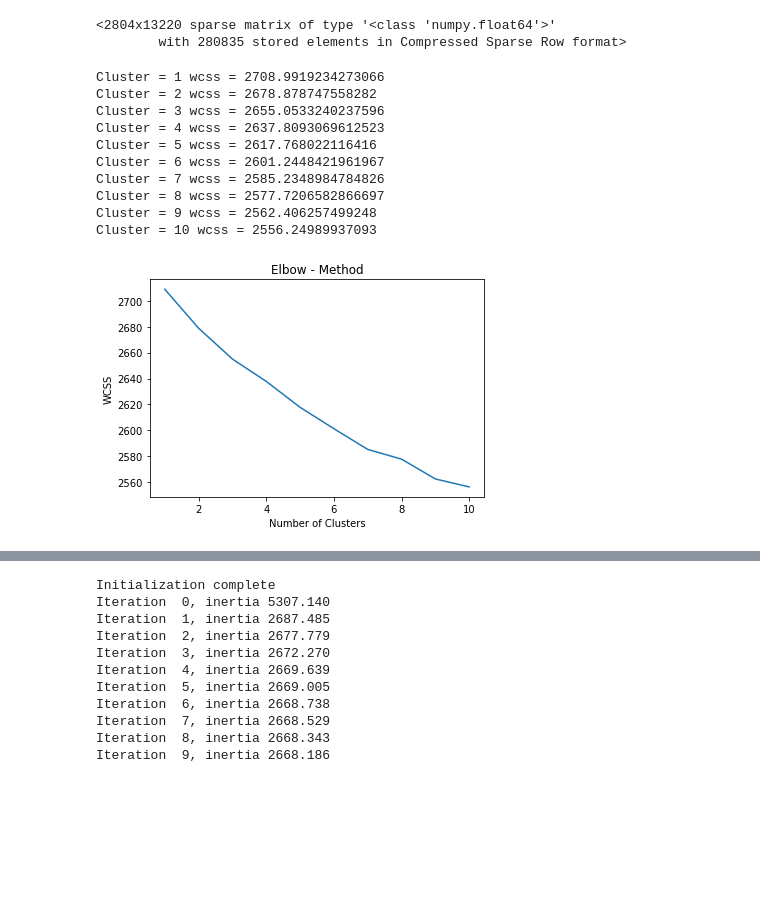
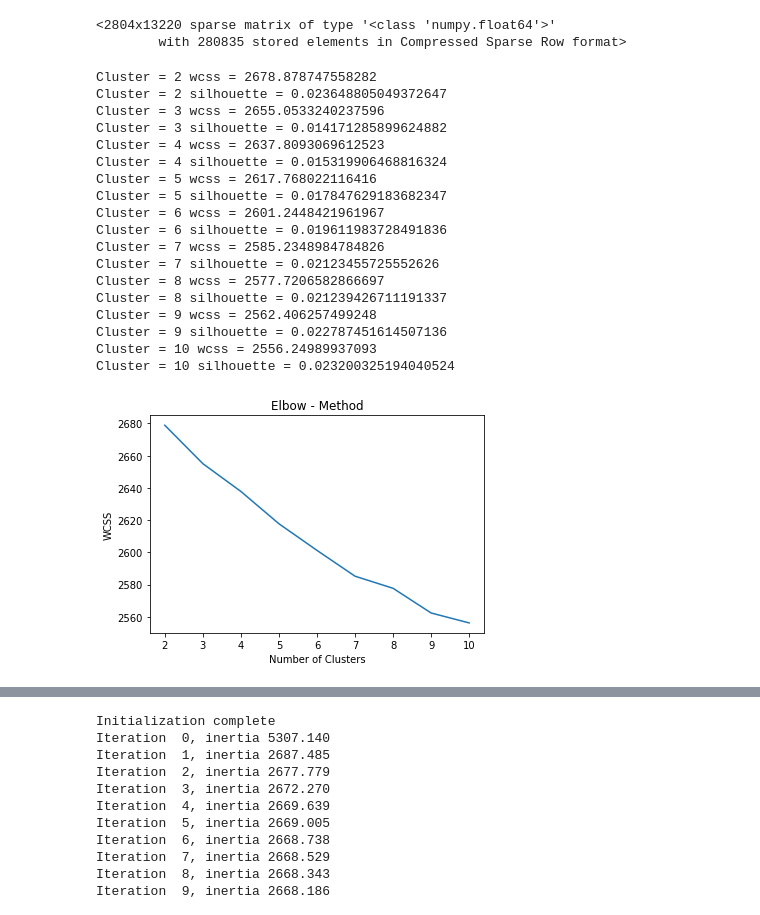
Before and after one commit to bansalrishi/MachineLearningWithPython_UD, a Jupyter notebook: 07. Classify Article.ipynb, the cells around one changed output, grey strips where cells are left out. Saved outputs shown, nothing was run; the diff lists cells and outputs as text; code cells hidden in the pictures; blank space fills up the shorter version.

```diff
--- a/07. Classify Article.ipynb
+++ b/07. Classify Article.ipynb
@@ -32,28 +32,42 @@ X
 # %%
 # Using the elbow method to find the optimal number of clusters
 import matplotlib.pyplot as plt
 import pandas as pd
 from sklearn.cluster import KMeans
+from sklearn.metrics import silhouette_score
+
 wcss = []
-for i in range(1, 11):
+silhouette = []
+for i in range(2, 11):
     k_means = KMeans(n_clusters = i, init = 'k-means++', random_state = 42)
     k_means.fit(X)
     print("Cluster = {0} wcss = {1}".format(i, k_means.inertia_))
     wcss.append(k_means.inertia_)
-plt.plot(range(1, 11), wcss)
+    pred = k_means.predict(X)
+    print("Cluster = {0} silhouette = {1}".format(i, silhouette_score(X, pred)))
+    silhouette.append(silhouette_score(X, pred))
+plt.plot(range(2, 11), wcss)
 plt.title('Elbow - Method')
 plt.xlabel('Number of Clusters')
 plt.ylabel('WCSS')
 plt.show()
 # %% [output]
-Cluster = 1 wcss = 2708.9919234273066
 Cluster = 2 wcss = 2678.878747558282
+Cluster = 2 silhouette = 0.023648805049372647
 Cluster = 3 wcss = 2655.0533240237596
+Cluster = 3 silhouette = 0.014171285899624882
 Cluster = 4 wcss = 2637.8093069612523
+Cluster = 4 silhouette = 0.015319906468816324
 Cluster = 5 wcss = 2617.768022116416
+Cluster = 5 silhouette = 0.017847629183682347
 Cluster = 6 wcss = 2601.2448421961967
+Cluster = 6 silhouette = 0.019611983728491836
 Cluster = 7 wcss = 2585.2348984784826
+Cluster = 7 silhouette = 0.02123455725552626
 Cluster = 8 wcss = 2577.7206582866697
+Cluster = 8 silhouette = 0.021239426711191337
 Cluster = 9 wcss = 2562.406257499248
+Cluster = 9 silhouette = 0.022787451614507136
 Cluster = 10 wcss = 2556.24989937093
+Cluster = 10 silhouette = 0.023200325194040524
-[figure, old version]
+[figure, new version]
```
Also changed, not shown: parts of 1 cell of this notebook.
